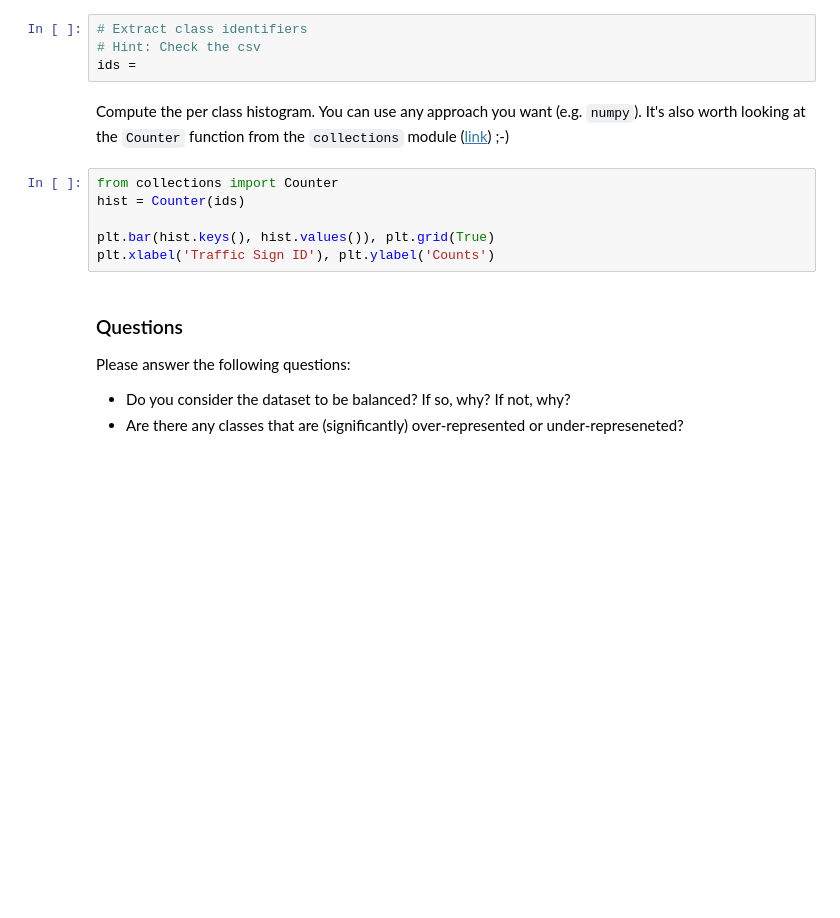
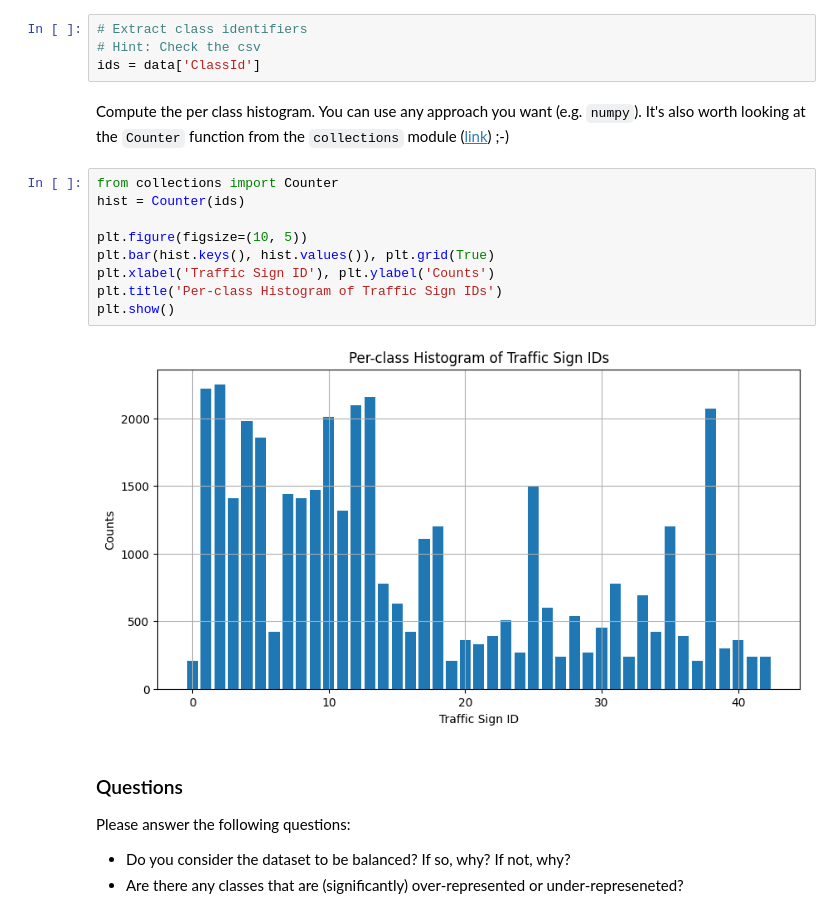
Before and after one commit to Pomidorry/Computer-Vision-Labs, a Jupyter notebook: lab7/HW7.2.ipynb, the cells around one changed output. Cells and saved outputs as stored; diff of their text form; blank space fills up the shorter version.

```diff
--- a/lab7/HW7.2.ipynb
+++ b/lab7/HW7.2.ipynb
@@ -49,15 +51,20 @@ Inspect the dataset by computing and plotting the per-class histogram.
 # %%
 # Extract class identifiers
 # Hint: Check the csv
-ids =
+ids = data['ClassId']
 # %% [markdown]
 Compute the per class histogram. You can use any approach you want (e.g. `numpy`). It's also worth looking at the `Counter` function from the `collections` module ([link](https://docs.python.org/3/library/collections.html#collections.Counter)) ;-)
 # %%
 from collections import Counter
 hist = Counter(ids)
 
+plt.figure(figsize=(10, 5))
 plt.bar(hist.keys(), hist.values()), plt.grid(True)
 plt.xlabel('Traffic Sign ID'), plt.ylabel('Counts')
+plt.title('Per-class Histogram of Traffic Sign IDs')
+plt.show()
+# %% [output]
+[figure, added]
 # %% [markdown]
 ### Questions
 
```
Also changed, not shown: parts of 3 cells of this notebook.
